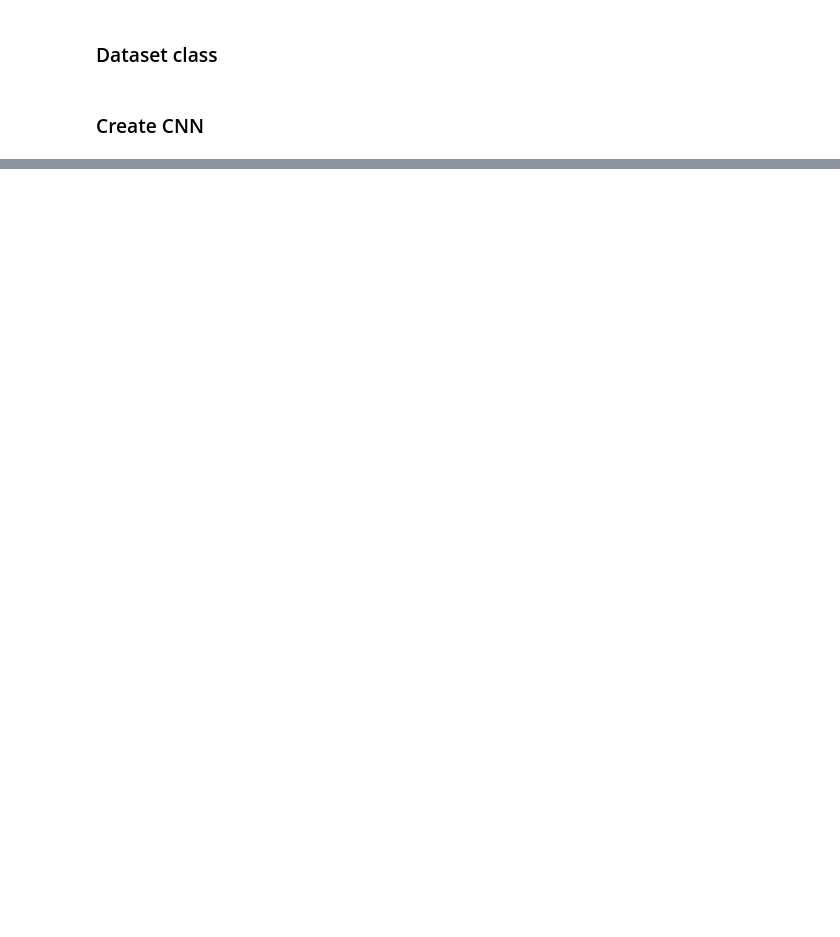
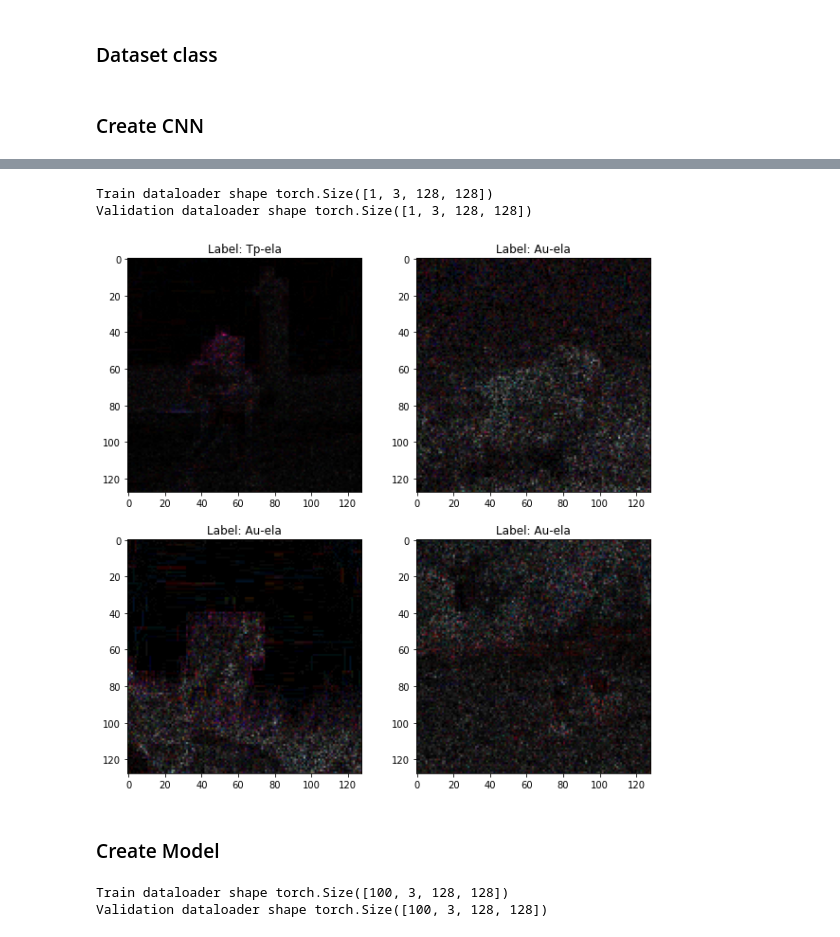
Before and after one commit to olihofmann/cas-aml, a Jupyter notebook: image-forgery-detection/forgery-detection-cnn.ipynb, the cells around one changed output, grey strips where cells are left out. Cells and saved outputs as stored; diff of their text form; code cells hidden in the pictures; blank space fills up the shorter version.

Commit message:
First CNN Model created

```diff
--- a/image-forgery-detection/forgery-detection-cnn.ipynb
+++ b/image-forgery-detection/forgery-detection-cnn.ipynb
@@ -119,0 +241,41 @@ class ForgeryDetectionNetwork(pl.LightningModule):
+# %%
+image_transformations = transforms.Compose([
+    transforms.ToTensor(),
+    # transforms.Normalize(mean=[0.485, 0.456, 0.406], std=[0.229, 0.224, 0.225],),
+    # transforms.RandomVerticalFlip(),
+    # transforms.RandomHorizontalFlip()
+])
+# %%
+train_dataset = ForgeryDetectionDataset(train_image_paths, class_to_idx=class_to_idx, transform=image_transformations)
+valid_dataset = ForgeryDetectionDataset(valid_image_paths, class_to_idx=class_to_idx, transform=image_transformations)
+# %%
+def create_dataloaders(batch_size):
+    train_dataloader = DataLoader(train_dataset, batch_size=batch_size, shuffle=True, num_workers=0)
+    validation_dataloader = DataLoader(valid_dataset, batch_size=batch_size, num_workers=0)
+
+    print(f"Train dataloader shape {next(iter(train_dataloader))[0].shape}")
+    print(f"Validation dataloader shape {next(iter(validation_dataloader))[0].shape}")
+
+    return train_dataloader, validation_dataloader
+# %%
+test_train_dataloader, _ = create_dataloaders(1)
+# %% [output]
+Train dataloader shape torch.Size([1, 3, 128, 128])
+Validation dataloader shape torch.Size([1, 3, 128, 128])
+# %%
+fig = plt.figure(figsize=(10, 10))
+train_dataloader_iter = iter(test_train_dataloader)
+
+for i in range(4):
+    batch, label = next(train_dataloader_iter)
+
+    # image = batch[0] * STD_NORMALIZE[:, None, None] + MEAN_NORMALIZE[:, None, None]
+    ax = fig.add_subplot(2, 2, i + 1)
+    ax.set_title(f"Label: {idx_to_class[label.item()]}")
+    ax.imshow(batch[0].numpy().transpose(1, 2, 0))
+
+plt.show()
+# %% [output]
+[figure, added]
+# %% [markdown]
+### Create Model
@@ -119,0 +284,5 @@ class ForgeryDetectionNetwork(pl.LightningModule):
+# %%
+train_dataloader, validation_dataloader = create_dataloaders(100)
+# %% [output]
+Train dataloader shape torch.Size([100, 3, 128, 128])
+Validation dataloader shape torch.Size([100, 3, 128, 128])
```
Also changed, not shown: parts of 27 cells of this notebook.
